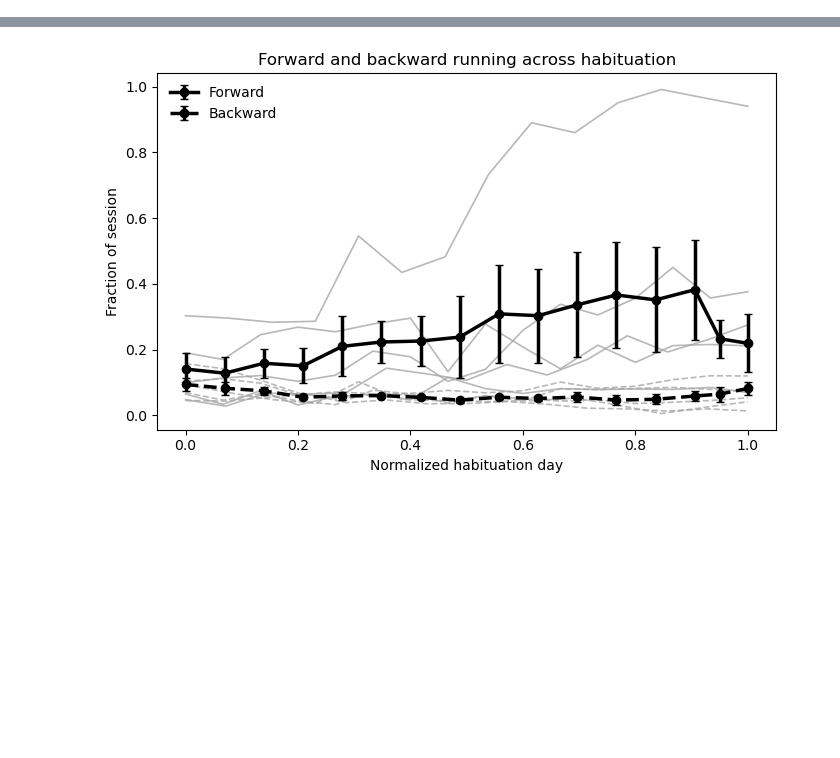
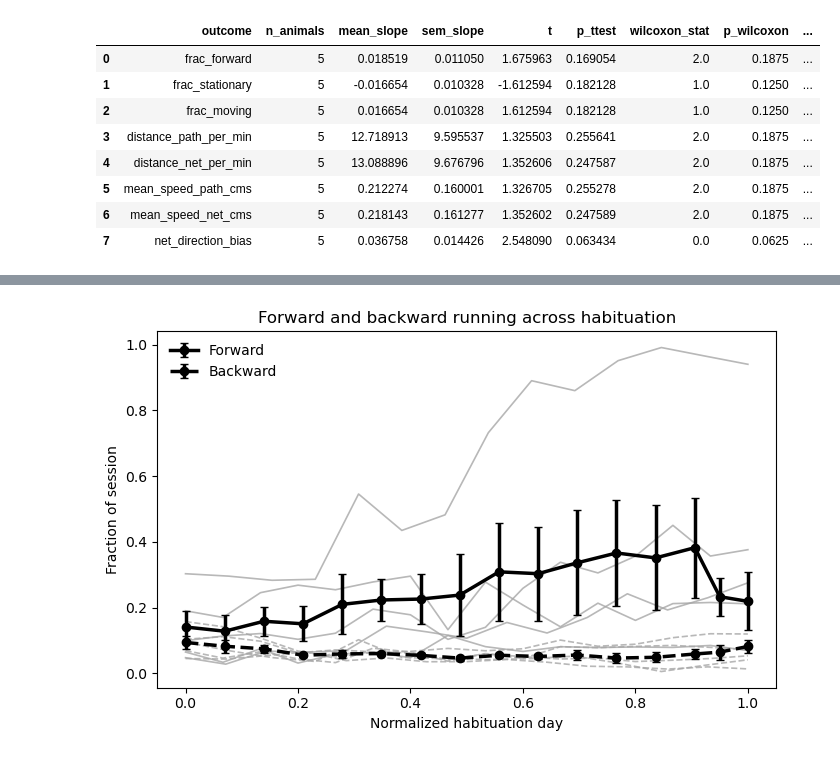
Before and after one commit to neuromomentumlab/Classical_Conditioning_Air_Wheel, a Jupyter notebook: Python/notebooks/habituation_analysis.ipynb, the cells around one changed output, grey strips where cells are left out. Cells and saved outputs as stored; diff of their text form; code cells hidden in the pictures; blank space fills up the shorter version.

```diff
--- a/Python/notebooks/habituation_analysis.ipynb
+++ b/Python/notebooks/habituation_analysis.ipynb
@@ -114,0 +599,33 @@ hab_session_df[
+# %%
+hab_outcomes = [
+    "frac_forward",
+    "frac_stationary",
+    "frac_moving",
+    "distance_path_per_min",
+    "distance_net_per_min",
+    "mean_speed_path_cms",
+    "mean_speed_net_cms",
+    "net_direction_bias",
+]
+
+slope_summaries = []
+slope_tables = {}
+
+for outcome in hab_outcomes:
+    if outcome in hab_df.columns:
+        summary, slopes_df = animal_slope_test(hab_df, outcome)
+        slope_summaries.append(summary)
+        slope_tables[outcome] = slopes_df
+
+animal_slope_summary_df = pd.DataFrame(slope_summaries)
+animal_slope_summary_df
+# %% [output]
+|  | outcome | n_animals | mean_slope | sem_slope | t | p_ttest | wilcoxon_stat | p_wilcoxon | ... |
+| 0 | frac_forward | 5 | 0.018519 | 0.011050 | 1.675963 | 0.169054 | 2.0 | 0.1875 | ... |
+| 1 | frac_stationary | 5 | -0.016654 | 0.010328 | -1.612594 | 0.182128 | 1.0 | 0.1250 | ... |
+| 2 | frac_moving | 5 | 0.016654 | 0.010328 | 1.612594 | 0.182128 | 1.0 | 0.1250 | ... |
+| 3 | distance_path_per_min | 5 | 12.718913 | 9.595537 | 1.325503 | 0.255641 | 2.0 | 0.1875 | ... |
+| 4 | distance_net_per_min | 5 | 13.088896 | 9.676796 | 1.352606 | 0.247587 | 2.0 | 0.1875 | ... |
+| 5 | mean_speed_path_cms | 5 | 0.212274 | 0.160001 | 1.326705 | 0.255278 | 2.0 | 0.1875 | ... |
+| 6 | mean_speed_net_cms | 5 | 0.218143 | 0.161277 | 1.352602 | 0.247589 | 2.0 | 0.1875 | ... |
+| 7 | net_direction_bias | 5 | 0.036758 | 0.014426 | 2.548090 | 0.063434 | 0.0 | 0.0625 | ... |
```
Also changed, not shown: parts of 14 cells of this notebook, 10 other files.
